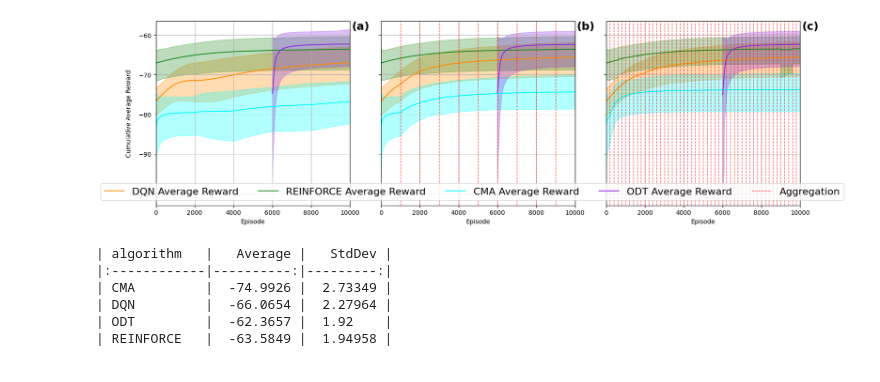
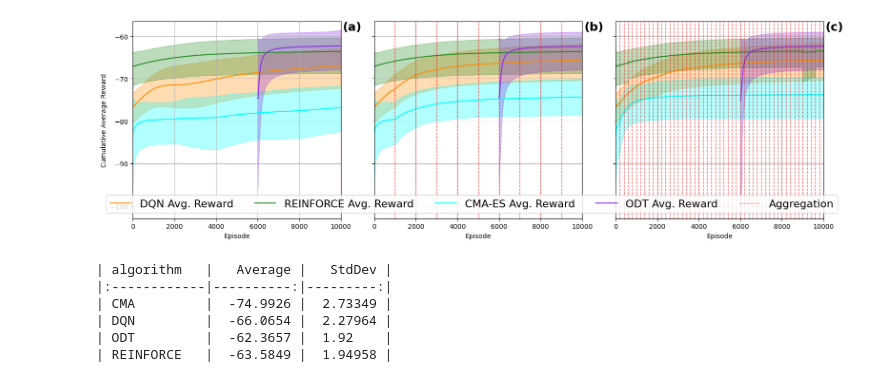
Before and after one commit to LucasHartmanWestern/rl-for-vrp-csp, a Jupyter notebook: experiments/Part 1 Figures.ipynb, the cells around one changed output. Saved outputs shown, nothing was run; the diff lists cells and outputs as text; code cells hidden in the pictures.

Commit message:
Updated figures

```diff
--- a/experiments/Part 1 Figures.ipynb
+++ b/experiments/Part 1 Figures.ipynb
@@ -235,6 +235,7 @@ for plot_ind, agg_level in enumerate(agg_levels_sorted):
     eps_per_agg = np.ceil(total_eps / agg_level)
 
     for algo in agg_level_data['algorithm'].unique():
+
         # Filter the data for the current algorithm
         algo_data = agg_level_data[agg_level_data['algorithm'] == algo]
 
@@ -257,9 +258,13 @@ for plot_ind, agg_level in enumerate(agg_levels_sorted):
         )
 
         # Collect algorithm handles and labels if not already added
+        algo_name = algo
+        if algo_name == 'CMA':
+            algo_name = 'CMA-ES'
+
         if algo not in algorithms_added:
             algorithm_handles.append(line)
-            algorithm_labels.append(f'{algo} Average Reward')
+            algorithm_labels.append(f'{algo_name} Avg. Reward')
             algorithms_added.add(algo)
 
     # Plot aggregation lines
@@ -270,34 +275,34 @@ for plot_ind, agg_level in enumerate(agg_levels_sorted):
             ax.axvline(x=(agg * eps_per_agg), color='r', linestyle='--', linewidth=1, alpha=0.7)
 
     ax.set_xlabel('Episode')
     ax.grid(True)
     ax.set_xlim(0, 10000)
 
 # Set the shared y-label
 axes[0].set_ylabel('Cumulative Average Reward')
 
 # Create a custom legend entry for aggregation lines
 aggregation_handle = Line2D(
     [0], [0], color='r', linestyle='--', linewidth=1, alpha=0.7, label='Aggregation'
 )
 
 # Combine all legend handles and labels
 handles = algorithm_handles + [aggregation_handle]
 
 #labels = algorithm_labels + ['Aggregation', 'Winter', 'Summer']
 labels = algorithm_labels + ['Aggregation']
 
 # Place the legend outside of the subplots
 fig.legend(handles, labels, loc='lower center', ncol=len(handles), bbox_to_anchor=(0.5, 0.13))
 
 # Adjust layout to make room for the legend
 fig.tight_layout(rect=[0, 0, 1, 1])
 
 fig.savefig('./Figures/episode_plateau.png', dpi=300, bbox_inches='tight')
 
 plt.show()
 # %% [output]
-[figure, old version]
+[figure, new version]
 # %%
 last_eps = cumulative_avg_reward_by_algorithm.groupby('algorithm')['episode'] \
                                            .transform('max')
```
Also changed, not shown: parts of 2 cells of this notebook, 9 other files.
